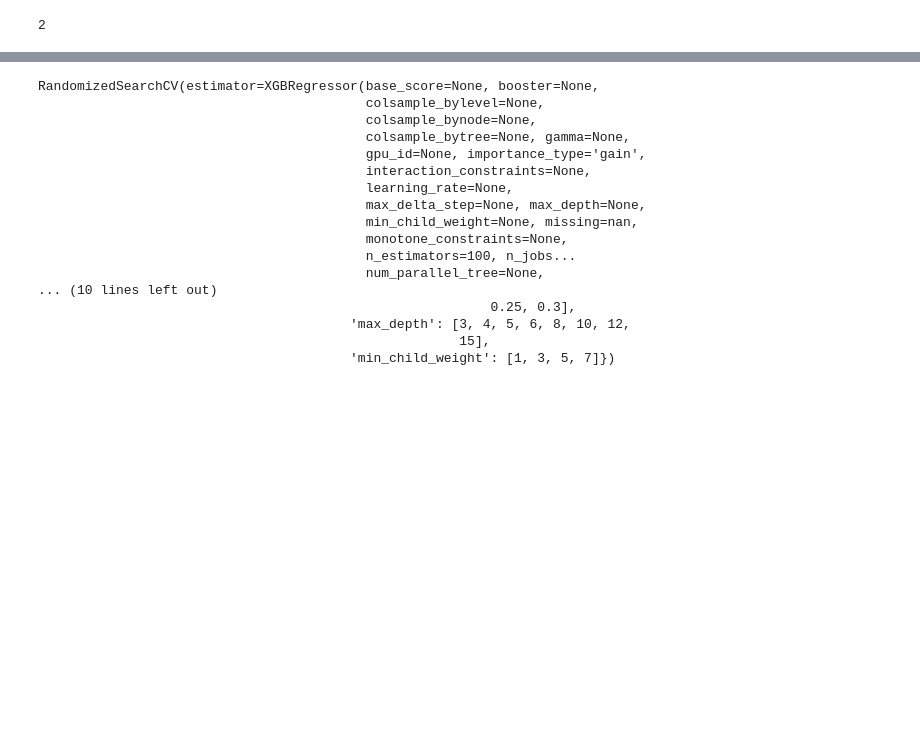
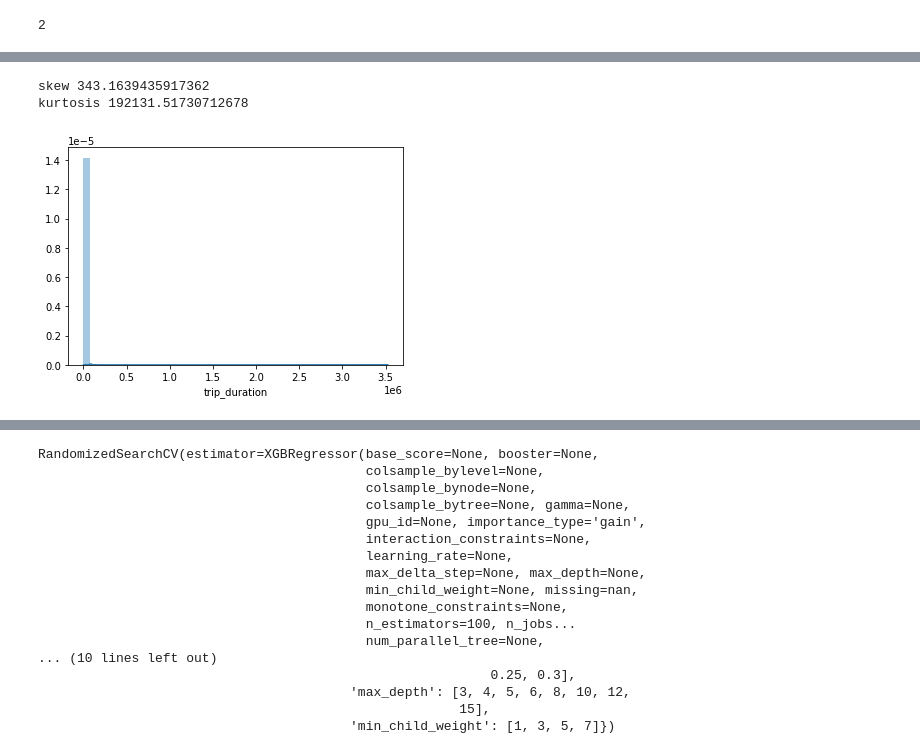
Before and after one commit to abparasar/New-York-City-Taxi-Fare-Prediction, a Jupyter notebook: Untitled5.ipynb, the cells around one changed output, grey strips where cells are left out. Drawn from its saved outputs; the diff is of its cells as text; code cells hidden in the pictures; blank space fills up the shorter version.

```diff
--- a/Untitled5.ipynb
+++ b/Untitled5.ipynb
@@ -68,0 +78,7 @@ df['store_and_fwd_flag'].nunique()
+# %%
+sns.distplot(df.trip_duration)
+print('skew', df.trip_duration.skew())
+# %% [output]
+skew 343.1639435917362
+kurtosis 192131.51730712678
+[figure, added]
```
Also changed, not shown: parts of 34 cells of this notebook.
